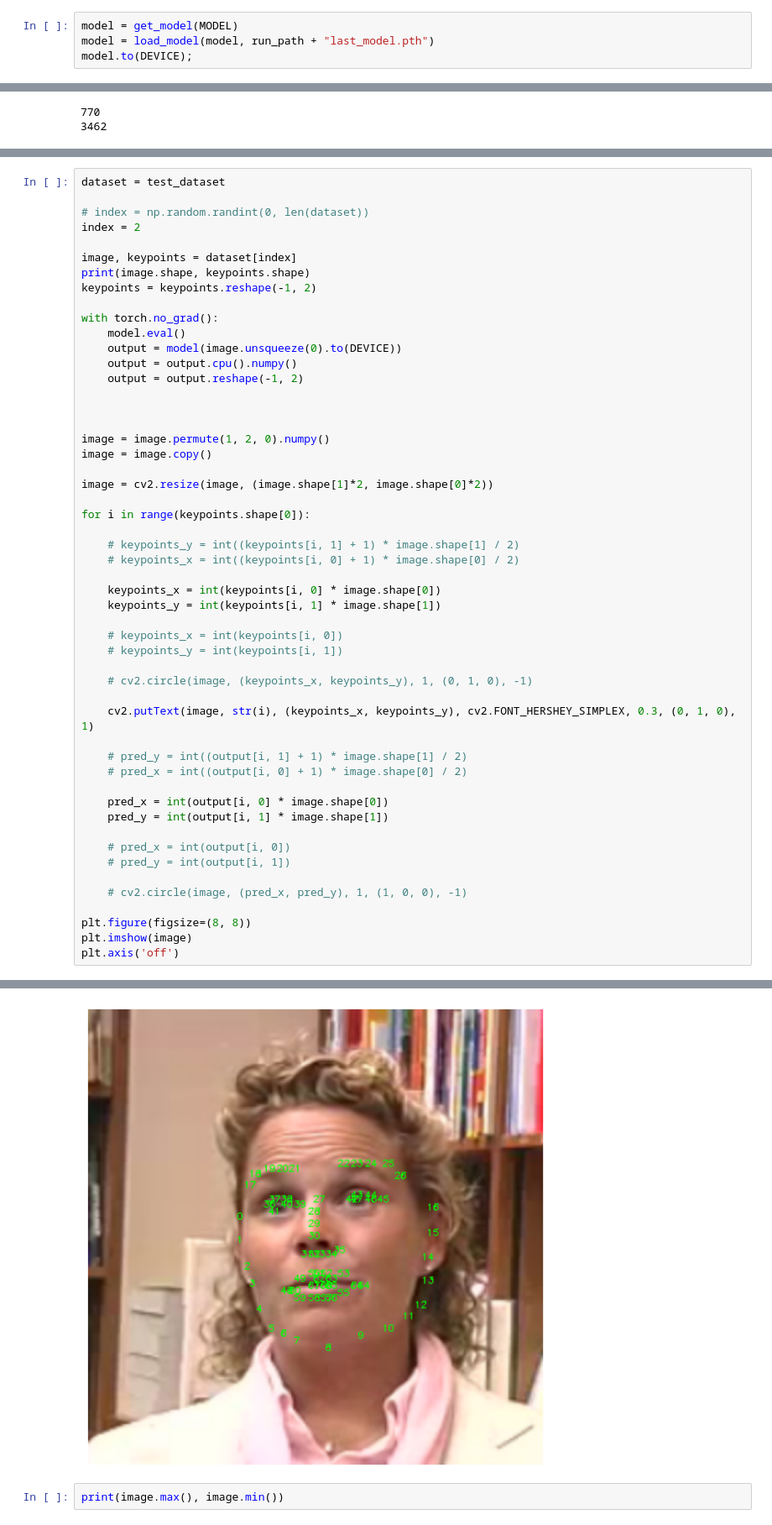
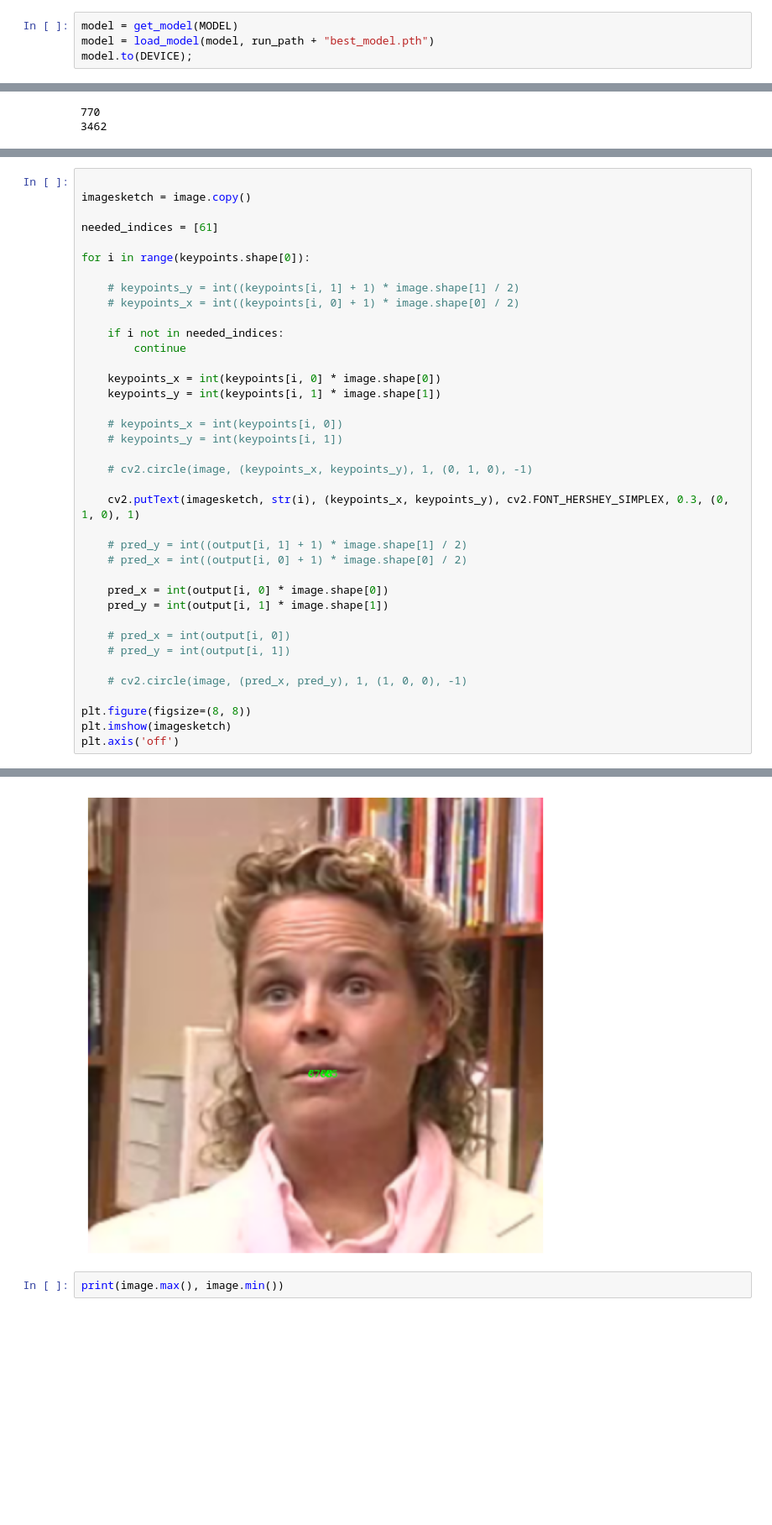
Before and after one commit to rihat99/CV701_Assignemnt_4, a Jupyter notebook: test.ipynb, the cells around one changed output, grey strips where cells are left out. Shown: that part at 84% size. Drawn from its saved outputs; the diff is of its cells as text; blank space fills up the shorter version.

```diff
--- a/test.ipynb
+++ b/test.ipynb
@@ -24,7 +24,7 @@ IMAGE_SIZE = train_summary["config"]["IMAGE_SIZE"]
 DEVICE = torch.device("cuda:0" if torch.cuda.is_available() else "cpu")
 # %%
 model = get_model(MODEL)
-model = load_model(model, run_path + "last_model.pth")
+model = load_model(model, run_path + "best_model.pth")
 model.to(DEVICE);
 # %%
 transforms_test = v2.Compose([
@@ -62,30 +86,16 @@ print(len(train_dataset))
 # %%
-dataset = test_dataset
 
-# index = np.random.randint(0, len(dataset))
-index = 2
+imagesketch = image.copy()
 
-image, keypoints = dataset[index]
-print(image.shape, keypoints.shape)
-keypoints = keypoints.reshape(-1, 2)
-
-with torch.no_grad():
-    model.eval()
-    output = model(image.unsqueeze(0).to(DEVICE))
-    output = output.cpu().numpy()
-    output = output.reshape(-1, 2)
-
-
-
-image = image.permute(1, 2, 0).numpy()
-image = image.copy()
-
-image = cv2.resize(image, (image.shape[1]*2, image.shape[0]*2))
+needed_indices = [61]
 
 for i in range(keypoints.shape[0]):
 
     # keypoints_y = int((keypoints[i, 1] + 1) * image.shape[1] / 2)
     # keypoints_x = int((keypoints[i, 0] + 1) * image.shape[0] / 2)
+
+    if i not in needed_indices:
+        continue
 
     keypoints_x = int(keypoints[i, 0] * image.shape[0])
     keypoints_y = int(keypoints[i, 1] * image.shape[1])
@@ -95,7 +105,7 @@ for i in range(keypoints.shape[0]):
 
     # cv2.circle(image, (keypoints_x, keypoints_y), 1, (0, 1, 0), -1)
 
-    cv2.putText(image, str(i), (keypoints_x, keypoints_y), cv2.FONT_HERSHEY_SIMPLEX, 0.3, (0, 1, 0), 1)
+    cv2.putText(imagesketch, str(i), (keypoints_x, keypoints_y), cv2.FONT_HERSHEY_SIMPLEX, 0.3, (0, 1, 0), 1)
 
     # pred_y = int((output[i, 1] + 1) * image.shape[1] / 2)
     # pred_x = int((output[i, 0] + 1) * image.shape[0] / 2)
@@ -109,6 +119,6 @@ for i in range(keypoints.shape[0]):
     # cv2.circle(image, (pred_x, pred_y), 1, (1, 0, 0), -1)
 
 plt.figure(figsize=(8, 8))
-plt.imshow(image)
+plt.imshow(imagesketch)
 plt.axis('off')
 # %% [output]
@@ -117,3 +126,3 @@ torch.Size([3, 224, 224]) torch.Size([136])
-[figure, old version]
+[figure, new version]
 # %%
 print(image.max(), image.min())
```
Also changed, not shown: parts of 2 cells of this notebook, 2 other files.
